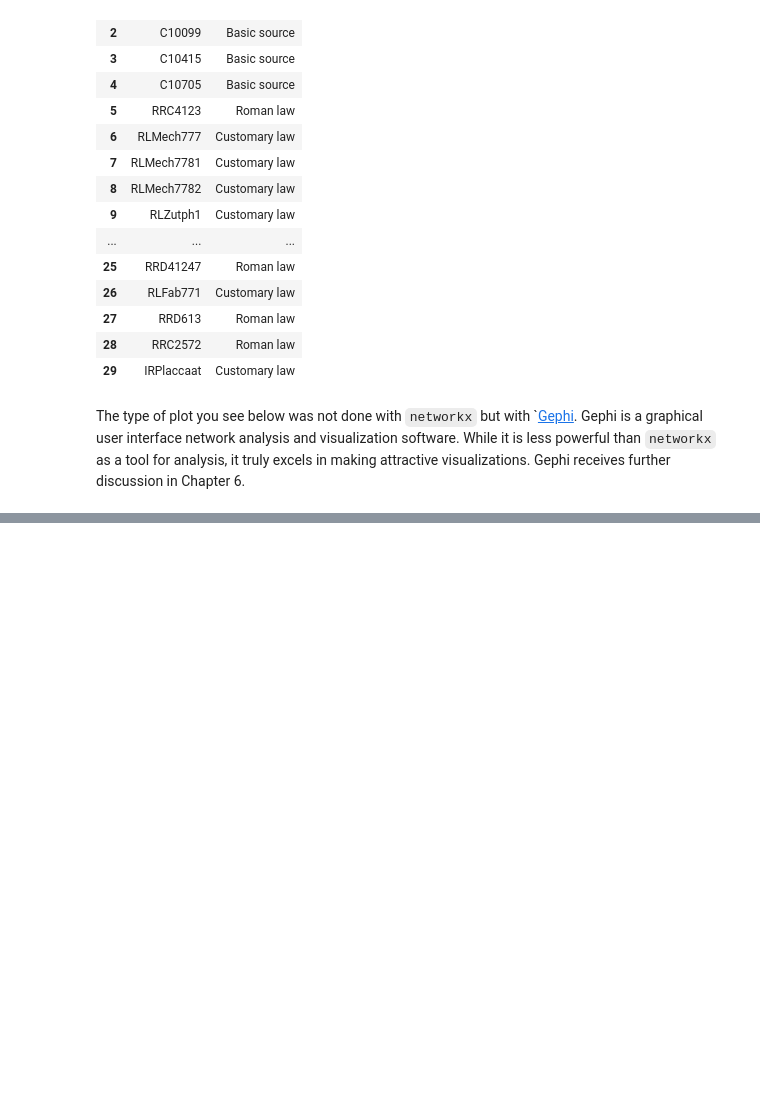
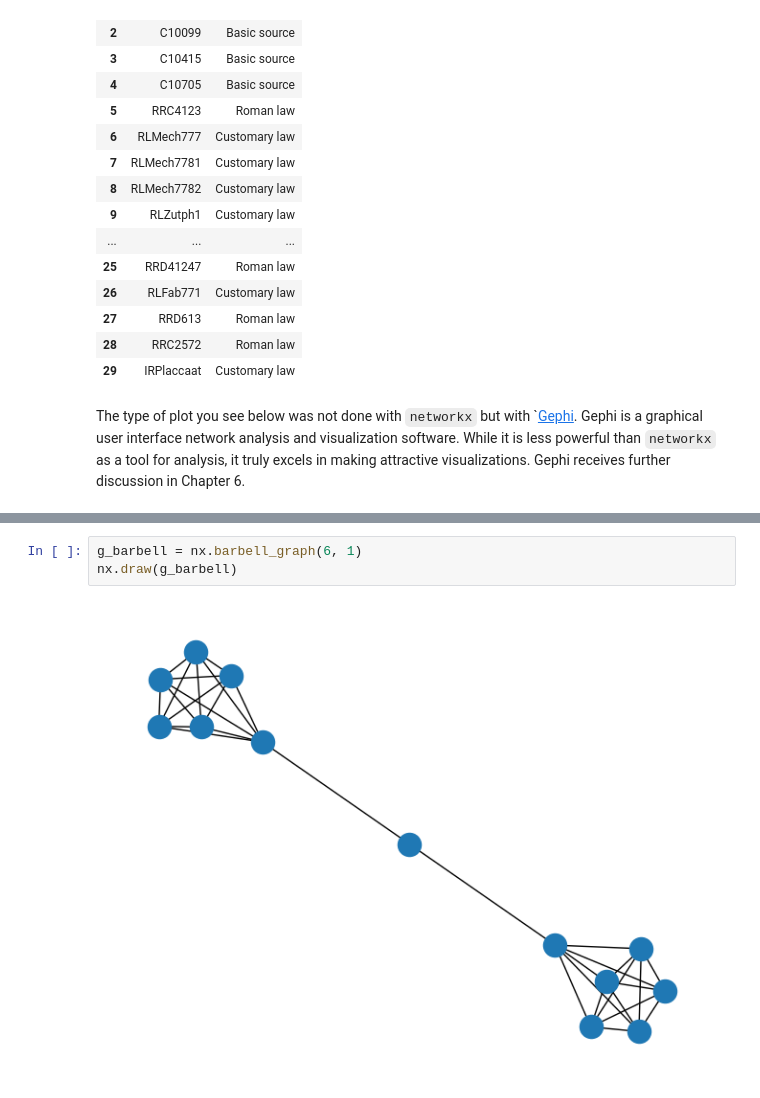
Before and after one commit to maastrichtlawtech/legalnetworkanalysis_textbook, a Jupyter notebook: Chapter_2_Network_Properties.ipynb, the cells around one changed output, grey strips where cells are left out. Cells and saved outputs as stored; diff of their text form; blank space fills up the shorter version.

Commit message:
Added a plotting dimension to the chapter. !!! marks issues to consider.

```diff
--- a/Chapter_2_Network_Properties.ipynb
+++ b/Chapter_2_Network_Properties.ipynb
@@ -372,0 +400,5 @@
+# %%
+g_barbell = nx.barbell_graph(6, 1)
+nx.draw(g_barbell)
+# %% [output]
+[figure, added]
```
Also changed, not shown: parts of 43 cells of this notebook.
